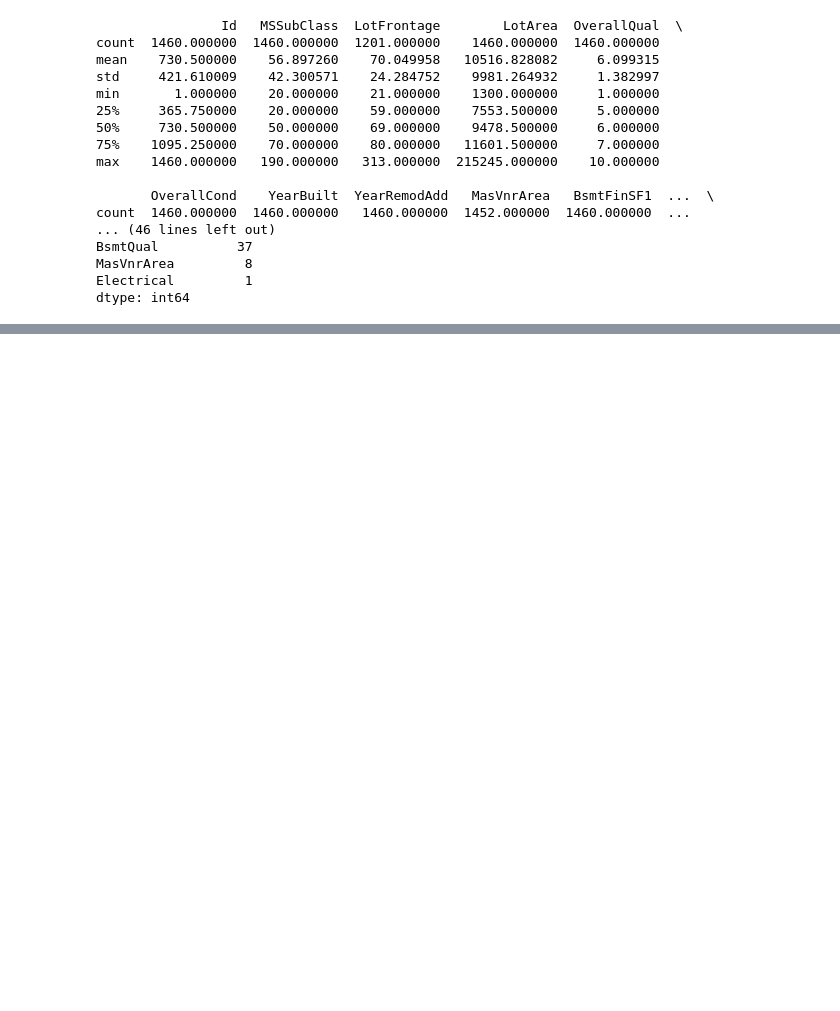
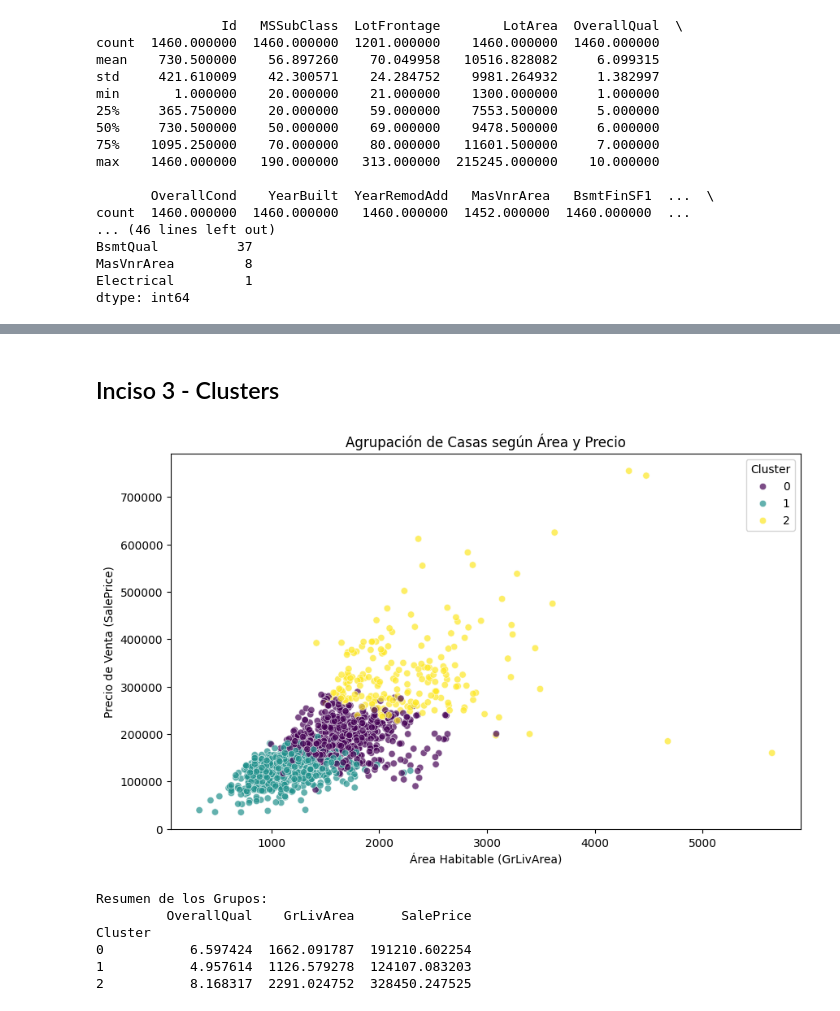
Before and after one commit to michellemej22596/HT3-MineriaDeDatos, a Jupyter notebook: AnalisisExploratorio.ipynb, the cells around one changed output, grey strips where cells are left out. Cells and saved outputs as stored; diff of their text form; code cells hidden in the pictures; blank space fills up the shorter version.

Commit message:
Feat: Análisis exploratorio terminado

```diff
--- a/AnalisisExploratorio.ipynb
+++ b/AnalisisExploratorio.ipynb
@@ -103,3 +122,49 @@ FullBath        0.560664
 TotRmsAbvGrd    0.533723
 YearBuilt       0.522897
 Name: SalePrice, dtype: float64
+# %% [markdown]
+## Inciso 3 - Clusters
+# %%
+import pandas as pd
+import numpy as np
+import matplotlib.pyplot as plt
+import seaborn as sns
+from sklearn.cluster import KMeans
+from sklearn.preprocessing import StandardScaler
+
+# Cargar los datos
+df = pd.read_csv("dataset/train.csv")
+
+# Selección de variables relevantes para el análisis de grupos
+features = ["OverallQual", "GrLivArea", "SalePrice"]
+df_cluster = df[features].dropna()
+
+# Estandarización de las variables para clustering
+scaler = StandardScaler()
+df_scaled = scaler.fit_transform(df_cluster)
+
+# Aplicación de K-Means con 3 clusters
+kmeans = KMeans(n_clusters=3, random_state=42, n_init=10)
+df_cluster["Cluster"] = kmeans.fit_predict(df_scaled)
+
+# Visualización de los grupos
+plt.figure(figsize=(10,6))
+sns.scatterplot(x=df_cluster["GrLivArea"], y=df_cluster["SalePrice"], hue=df_cluster["Cluster"], palette="viridis", alpha=0.7)
+plt.xlabel("Área Habitable (GrLivArea)")
+plt.ylabel("Precio de Venta (SalePrice)")
+plt.title("Agrupación de Casas según Área y Precio")
+plt.legend(title="Cluster")
+plt.show()
+
+# Descripción de cada grupo
+group_summary = df_cluster.groupby("Cluster")[features].mean()
+print("Resumen de los Grupos:")
+print(group_summary)
+# %% [output]
+[figure, added]
+Resumen de los Grupos:
+         OverallQual    GrLivArea      SalePrice
+Cluster
+0           6.597424  1662.091787  191210.602254
+1           4.957614  1126.579278  124107.083203
+2           8.168317  2291.024752  328450.247525
```
Also changed, not shown: parts of 7 cells of this notebook.
